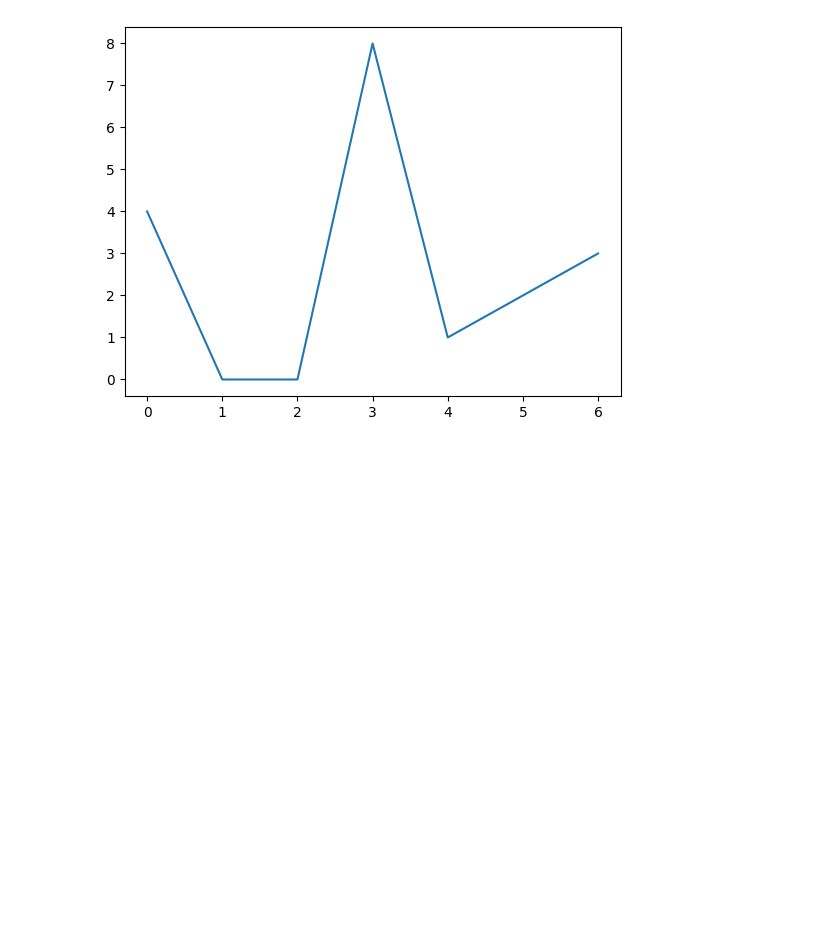
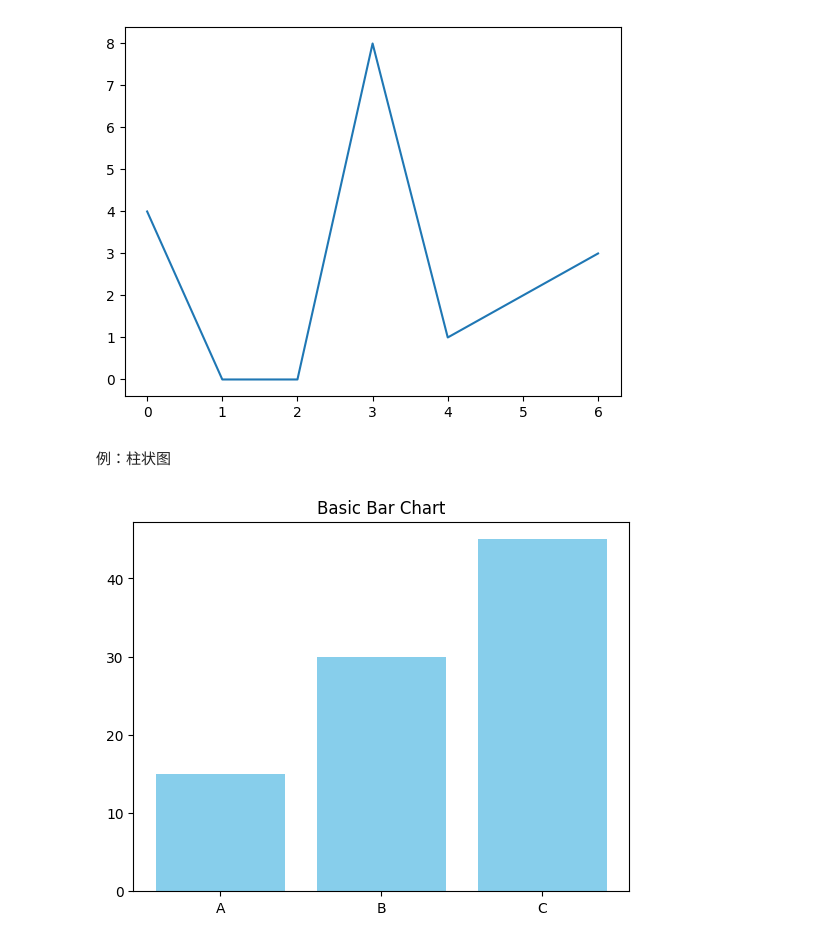
Before and after one commit to gnosis23/algorithms, a Jupyter notebook: python/plot/examples.ipynb, the cells around one changed output. Cells and saved outputs as stored; diff of their text form; code cells hidden in the pictures; blank space fills up the shorter version.

```diff
--- a/python/plot/examples.ipynb
+++ b/python/plot/examples.ipynb
@@ -8,3 +13,19 @@ from lib import display_line, display_map
 display_line([4, 0, 0, 8, 1, 2, 3])
 # %% [output]
 [figure]
+# %% [markdown]
+例：柱状图
+# %%
+def display_bar(titles, values):
+    """柱状图"""
+    categories = titles
+    values = values
+
+    plt.figure()  # 清除
+    plt.bar(categories, values, color="skyblue")
+    plt.title("Basic Bar Chart")
+    plt.show()
+
+display_bar(['A', 'B', 'C'], [15, 30, 45])
+# %% [output]
+[figure, added]
```
Also changed, not shown: parts of 14 cells of this notebook, 1 other file.
